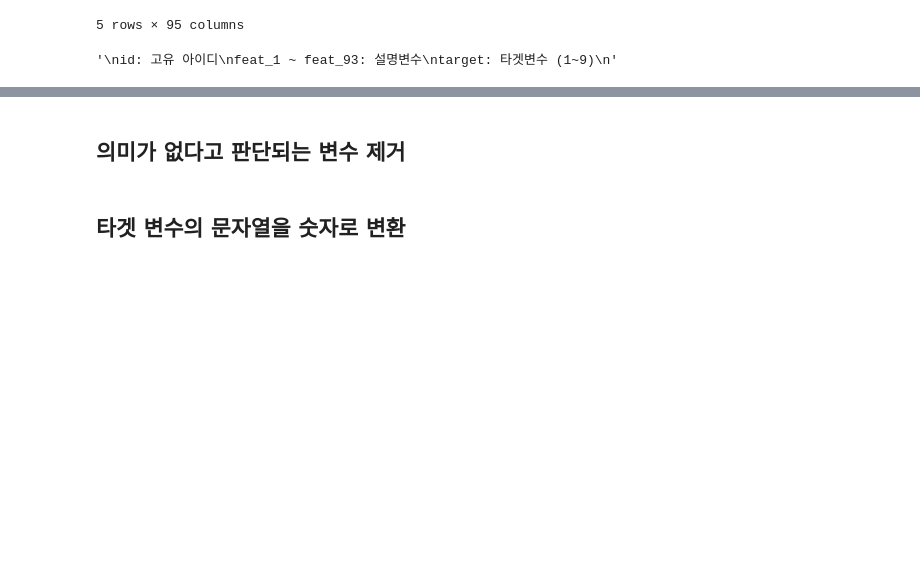
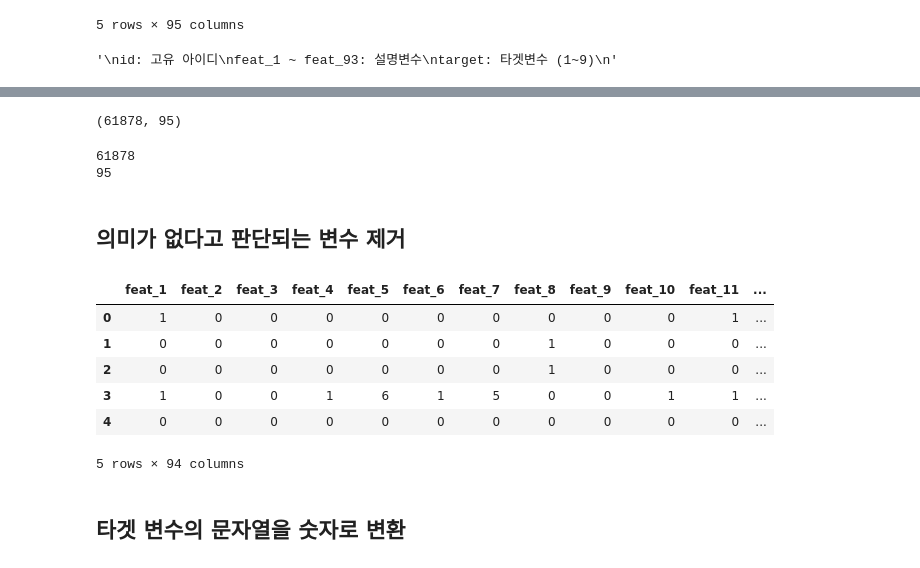
Before and after one commit to factorLee/FastCampus, a Jupyter notebook: Randomforest.ipynb, the cells around one changed output, grey strips where cells are left out. Saved outputs shown, nothing was run; the diff lists cells and outputs as text; code cells hidden in the pictures; blank space fills up the shorter version.

```diff
--- a/Randomforest.ipynb
+++ b/Randomforest.ipynb
@@ -34,4 +37,29 @@ nCar: 61878 nVar: 95
+# %%
+print(data.shape)
+# %% [output]
+(61878, 95)
+# %%
+nCar = data.shape[0] # 데이터의 칼럼 수
+nVar = data.shape[1] # 데이터의 변수의 개수
+print(nCar) # 61878개의 데이터가 있고
+print(nVar) # 타겟변수포함한 변수가 95개 이다.
+# %% [output]
+61878
+95
 # %% [markdown]
 ## 의미가 없다고 판단되는 변수 제거
+# %%
+# id가 포함되어있기 때문에 id 변수 제거 drop
+data = data.drop(['id'], axis=1)
+# %%
+data.head()
+# %% [output]
+|  | feat_1 | feat_2 | feat_3 | feat_4 | feat_5 | feat_6 | feat_7 | feat_8 | feat_9 | feat_10 | feat_11 | ... |
+| 0 | 1 | 0 | 0 | 0 | 0 | 0 | 0 | 0 | 0 | 0 | 1 | ... |
+| 1 | 0 | 0 | 0 | 0 | 0 | 0 | 0 | 1 | 0 | 0 | 0 | ... |
+| 2 | 0 | 0 | 0 | 0 | 0 | 0 | 0 | 1 | 0 | 0 | 0 | ... |
+| 3 | 1 | 0 | 0 | 1 | 6 | 1 | 5 | 0 | 0 | 1 | 1 | ... |
+| 4 | 0 | 0 | 0 | 0 | 0 | 0 | 0 | 0 | 0 | 0 | 0 | ... |
+5 rows × 94 columns
 # %% [markdown]
 ## 타겟 변수의 문자열을 숫자로 변환
```
Also changed, not shown: parts of 17 cells of this notebook.
